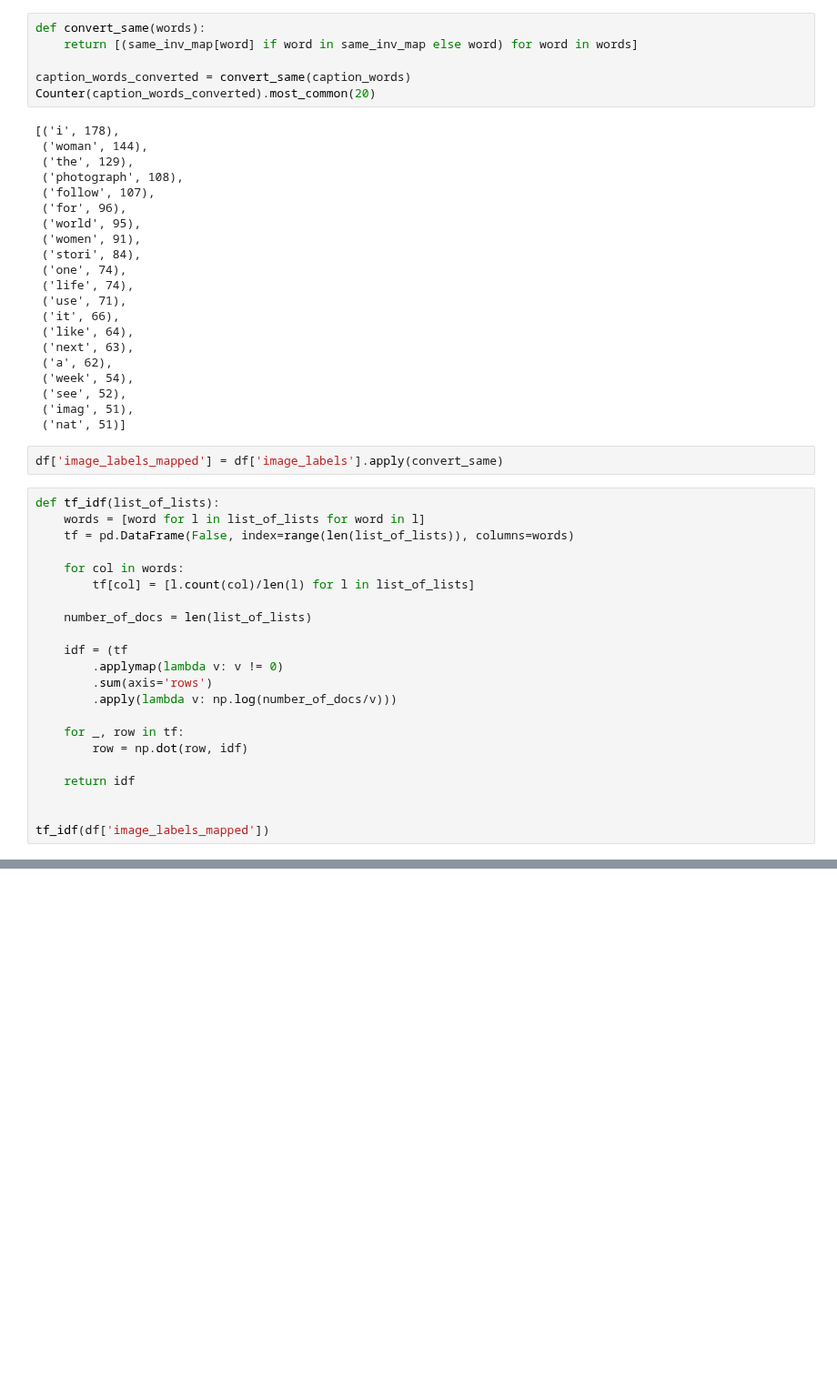
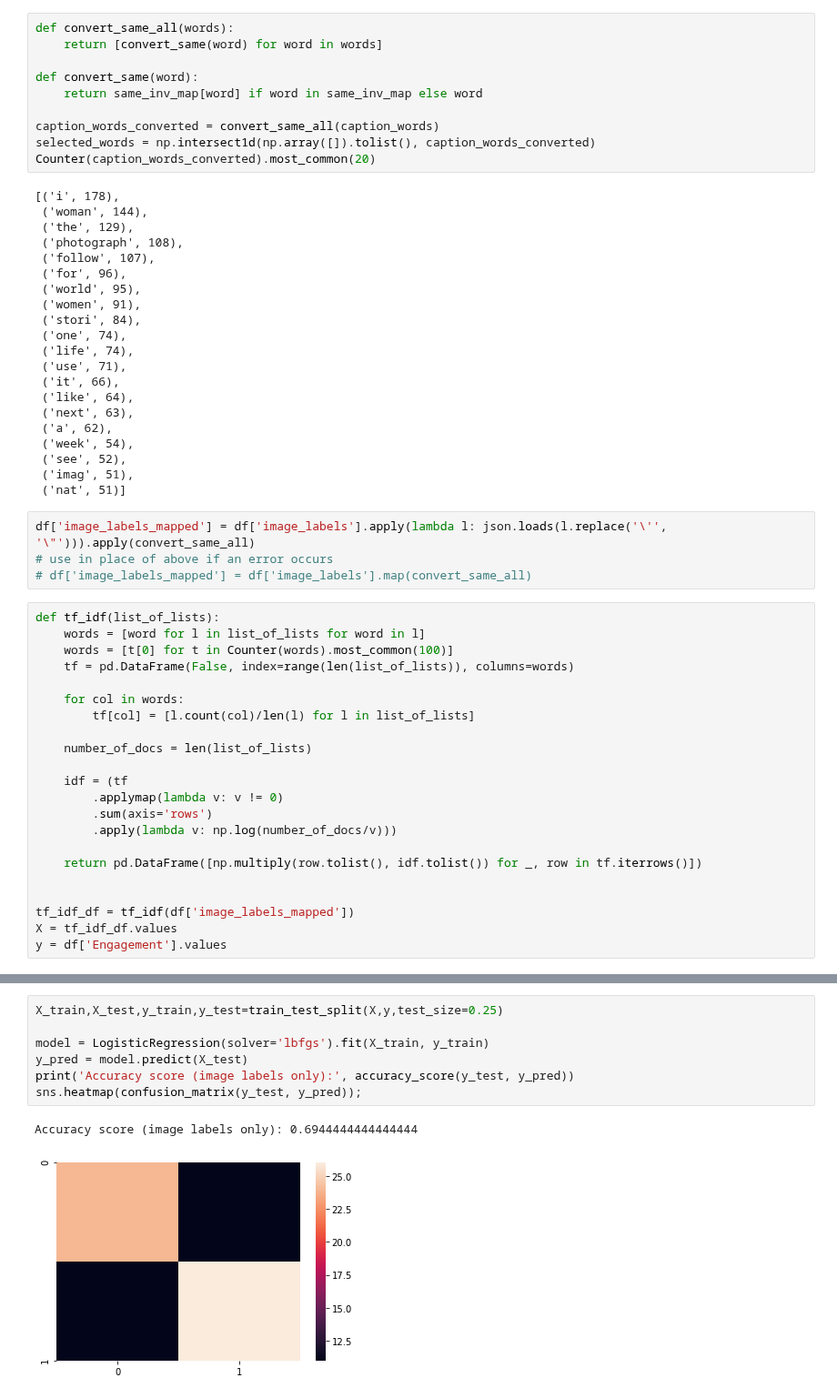
Before and after one commit to abhi-vik/ugc-analytics, a Jupyter notebook: assignments/fourth/Task A.ipynb, the cells around one changed output, grey strips where cells are left out. Shown at 91% size. Cells and saved outputs as stored; diff of their text form; blank space fills up the shorter version.

```diff
--- a/assignments/fourth/Task A.ipynb
+++ b/assignments/fourth/Task A.ipynb
@@ -323,10 +330,14 @@ caption_words = splitter(joined_cleaned_captions)
 # %%
 same_inv_map = {word: root for root, words in same_map.items() for word in words}
 # %%
-def convert_same(words):
-    return [(same_inv_map[word] if word in same_inv_map else word) for word in words]
+def convert_same_all(words):
+    return [convert_same(word) for word in words]
 
-caption_words_converted = convert_same(caption_words)
+def convert_same(word):
+    return same_inv_map[word] if word in same_inv_map else word
+
+caption_words_converted = convert_same_all(caption_words)
+selected_words = np.intersect1d(np.array([]).tolist(), caption_words_converted)
 Counter(caption_words_converted).most_common(20)
 # %% [output]
 [('i', 178),
@@ -349,11 +360,14 @@ Counter(caption_words_converted).most_common(20)
  ('see', 52),
  ('imag', 51),
  ('nat', 51)]
-# %%
-df['image_labels_mapped'] = df['image_labels'].apply(convert_same)
+# %%
+df['image_labels_mapped'] = df['image_labels'].apply(lambda l: json.loads(l.replace('\'', '\"'))).apply(convert_same_all)
+# use in place of above if an error occurs
+# df['image_labels_mapped'] = df['image_labels'].map(convert_same_all)
 # %%
 def tf_idf(list_of_lists):
     words = [word for l in list_of_lists for word in l]
+    words = [t[0] for t in Counter(words).most_common(100)]
     tf = pd.DataFrame(False, index=range(len(list_of_lists)), columns=words)
 
     for col in words:
@@ -366,10 +380,9 @@ def tf_idf(list_of_lists):
         .sum(axis='rows')
         .apply(lambda v: np.log(number_of_docs/v)))
 
-    for _, row in tf:
-        row = np.dot(row, idf)
-
-    return idf
+    return pd.DataFrame([np.multiply(row.tolist(), idf.tolist()) for _, row in tf.iterrows()])
 
 
-tf_idf(df['image_labels_mapped'])
+tf_idf_df = tf_idf(df['image_labels_mapped'])
+X = tf_idf_df.values
+y = df['Engagement'].values
@@ -429,0 +389,10 @@ count_occurences(df['image_labels'])
+# %%
+X_train,X_test,y_train,y_test=train_test_split(X,y,test_size=0.25)
+
+model = LogisticRegression(solver='lbfgs').fit(X_train, y_train)
+y_pred = model.predict(X_test)
+print('Accuracy score (image labels only):', accuracy_score(y_test, y_pred))
+sns.heatmap(confusion_matrix(y_test, y_pred));
+# %% [output]
+Accuracy score (image labels only): 0.6944444444444444
+[figure, added]
```
Also changed, not shown: parts of 8 cells of this notebook.
